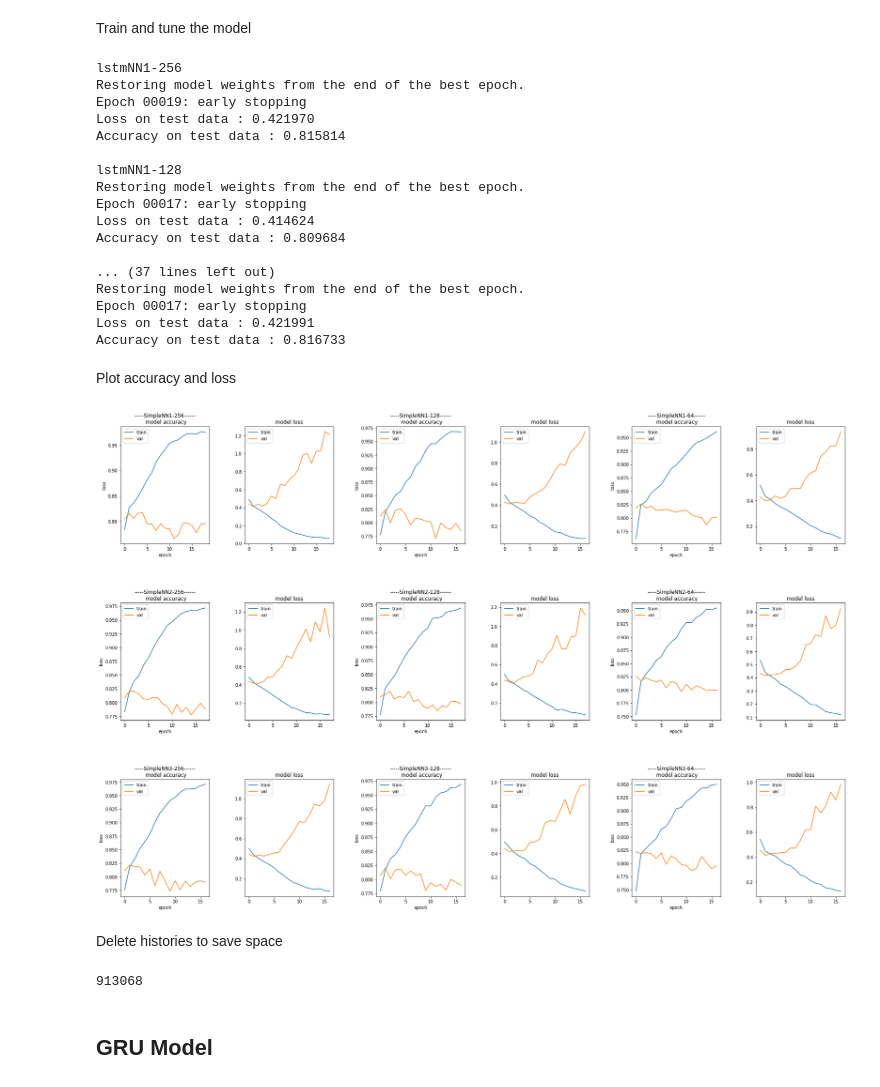
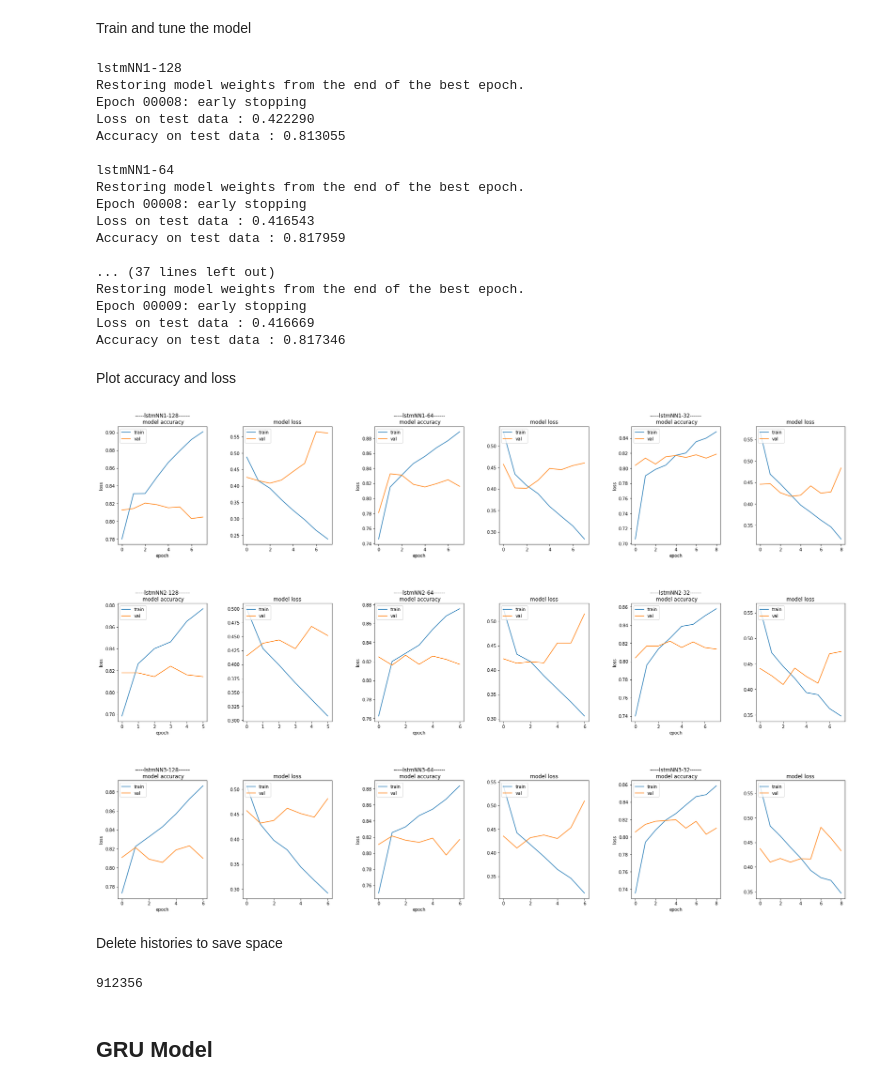
Before and after one commit to CoGian/NLP-with-Disaster-Tweets, a Jupyter notebook: classification.ipynb, the cells around one changed output. Saved outputs shown, nothing was run; the diff lists cells and outputs as text; code cells hidden in the pictures.

Commit message:
final changes on training of lstm and gru

```diff
--- a/classification.ipynb
+++ b/classification.ipynb
@@ -29,7 +25,7 @@ from sklearn.metrics import classification_report
 # %%
 BATCH_SIZE = 32
 MAX_LEN = 30
-EPOCHS = 100
+EPOCHS = 50
 # %%
 TARGET_COLUMN = 'target'
 LOCATION_COLUMN = 'location'
@@ -144,9 +140,9 @@ embedding_matrix.shape
 # %% [markdown]
 # Training and evaluation of models
 # %%
-callback = tf.keras.callbacks.EarlyStopping(monitor='val_loss', patience=15 , restore_best_weights=True , verbose=1)
+callback = tf.keras.callbacks.EarlyStopping(monitor='val_loss', patience=5 , restore_best_weights=True , verbose=1)
 # %%
-def plot_history_for_accuracy_and_loss(histories,initial_first_layer_units):
+def plot_history_for_accuracy_and_loss(histories,initial_first_layer_units,prefix_name):
   fig = plt.figure(figsize=(30, 20))
   outer = gridspec.GridSpec(int(len(histories)/3), 3, wspace=0.2, hspace=0.5)
   j = 1
@@ -160,7 +156,7 @@ def plot_history_for_accuracy_and_loss(histories,initial_first_layer_units):
     ax1 = plt.Subplot(fig, inner[0])
     ax1.plot(history.history['accuracy'])
     ax1.plot(history.history['val_accuracy'])
-    ax1.set_title('-----SimpleNN' + str(j) + '-' + str(int(initial_first_layer_units  / 2 ** (i%3))) + '------\n model accuracy')
+    ax1.set_title('-----'+prefix_name + str(j) + '-' + str(int(initial_first_layer_units  / 2 ** (i%3))) + '------\n model accuracy')
     ax1.set(xlabel='epoch', ylabel='accuracy')
     ax1.legend(['train', 'val'], loc='upper left')
     fig.add_subplot(ax1)
@@ -355,10 +351,10 @@ histories = []
 
 for i in range(max_hidden_layers):
   # initial number of units in hidden layer/s
-  first__hidden_layer_units = 256
-  second__hidden_layer_units = 128
-  third_hidden_layer_units =  64
-  fourth_hidden_layer_units = 64
+  first__hidden_layer_units = 128
+  second__hidden_layer_units = 64
+  third_hidden_layer_units =  32
+  fourth_hidden_layer_units = 32
 
   # try for 3 different number of units for hidden layers
   for j in range(0,3):
@@ -406,36 +402,36 @@ for i in range(max_hidden_layers):
     third_hidden_layer_units = int(third_hidden_layer_units / 2)
     fourth_hidden_layer_units = int(fourth_hidden_layer_units / 2)
 # %% [output]
-lstmNN1-256
-Restoring model weights from the end of the best epoch.
-Epoch 00019: early stopping
-Loss on test data : 0.421970
-Accuracy on test data : 0.815814
-
 lstmNN1-128
 Restoring model weights from the end of the best epoch.
-Epoch 00017: early stopping
-Loss on test data : 0.414624
-Accuracy on test data : 0.809684
+Epoch 00008: early stopping
+Loss on test data : 0.422290
+Accuracy on test data : 0.813055
+
+lstmNN1-64
+Restoring model weights from the end of the best epoch.
+Epoch 00008: early stopping
+Loss on test data : 0.416543
+Accuracy on test data : 0.817959
 
 ... (37 lines left out)
 Restoring model weights from the end of the best epoch.
-Epoch 00017: early stopping
-Loss on test data : 0.421991
-Accuracy on test data : 0.816733
+Epoch 00009: early stopping
+Loss on test data : 0.416669
+Accuracy on test data : 0.817346
 # %% [markdown]
 Plot accuracy and loss
 # %%
-plot_history_for_accuracy_and_loss(histories,256)
+plot_history_for_accuracy_and_loss(histories,128,'lstmNN')
 # %% [output]
-[figure, old version]
+[figure, new version]
 # %% [markdown]
 Delete histories to save space
 # %%
 del histories
 gc.collect()
 # %% [output]
-913068
+912356
 # %% [markdown]
 ## GRU Model
 # %% [markdown]
```
Also changed, not shown: parts of 8 cells of this notebook.
